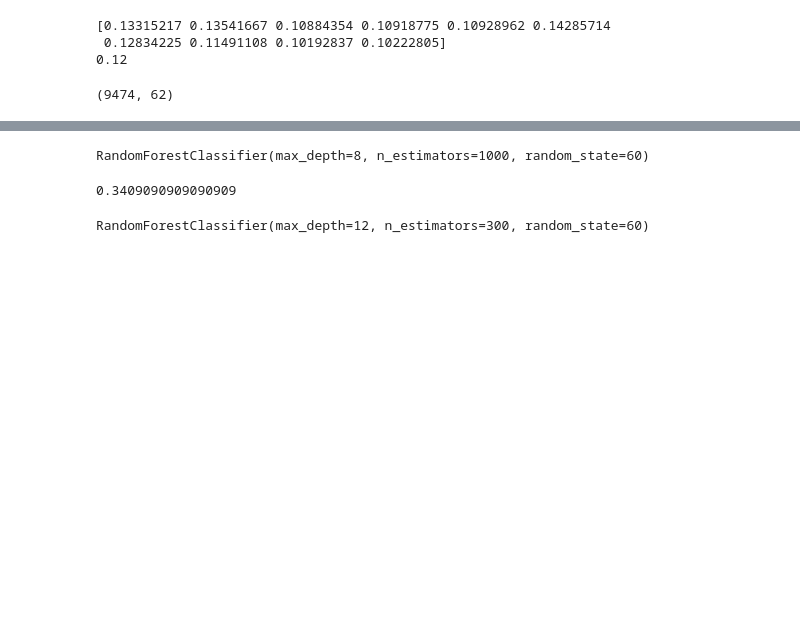
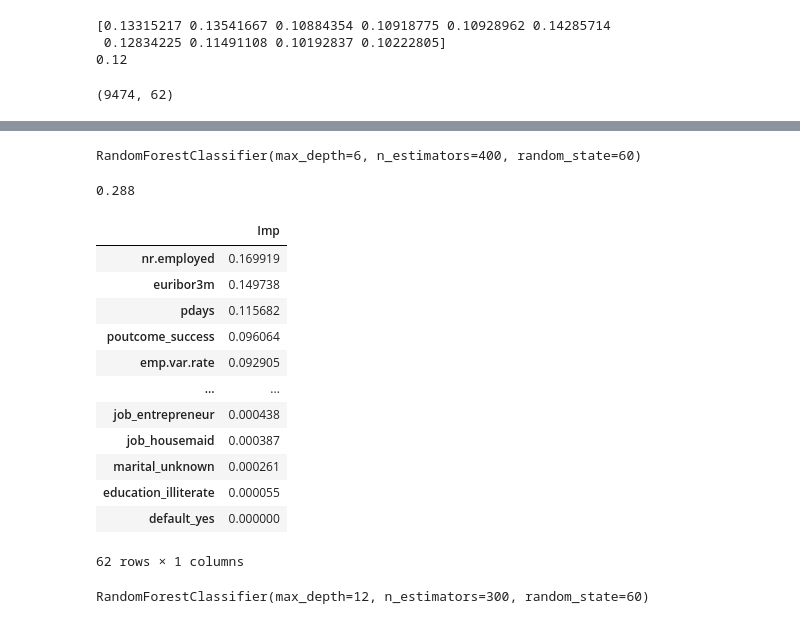
Before and after one commit to darshan16011989/CE888, a Jupyter notebook: Lab3.ipynb, the cells around one changed output, grey strips where cells are left out. Drawn from its saved outputs; the diff is of its cells as text; code cells hidden in the pictures; blank space fills up the shorter version.

```diff
--- a/Lab3.ipynb
+++ b/Lab3.ipynb
@@ -300,17 +300,34 @@ print(round(f1_score.mean(),2))
 #RFC_2.fit(X_train,y_train)
 DummyClassifier
 # %%
-model1 = RandomForestClassifier(n_estimators=1000, max_depth=8, random_state=60)
+model1 = RandomForestClassifier(n_estimators=400, max_depth=6, random_state=60)
 # %%
 model1.fit(X_train, y_train)
 # %% [output]
-RandomForestClassifier(max_depth=8, n_estimators=1000, random_state=60)
+RandomForestClassifier(max_depth=6, n_estimators=400, random_state=60)
 # %%
 y_pred = model1.predict(X_train)
 # %%
 metrics.f1_score(y_train,y_pred)
 # %% [output]
-0.3409090909090909
+0.288
+# %%
+#Feature Importance
+(pd.DataFrame(model1.feature_importances_, columns = ["Imp"], index = X_train.columns).sort_values('Imp',ascending=False))
+# %% [output]
+|  | Imp |
+| nr.employed | 0.169919 |
+| euribor3m | 0.149738 |
+| pdays | 0.115682 |
+| poutcome_success | 0.096064 |
+| emp.var.rate | 0.092905 |
+| ... | ... |
+| job_entrepreneur | 0.000438 |
+| job_housemaid | 0.000387 |
+| marital_unknown | 0.000261 |
+| education_illiterate | 0.000055 |
+| default_yes | 0.000000 |
+62 rows × 1 columns
 # %%
 model2 = RandomForestClassifier(n_estimators=300, max_depth=12, random_state=60)
 model2.fit(X_train, y_train)
```
Also changed, not shown: parts of 2 cells of this notebook.
